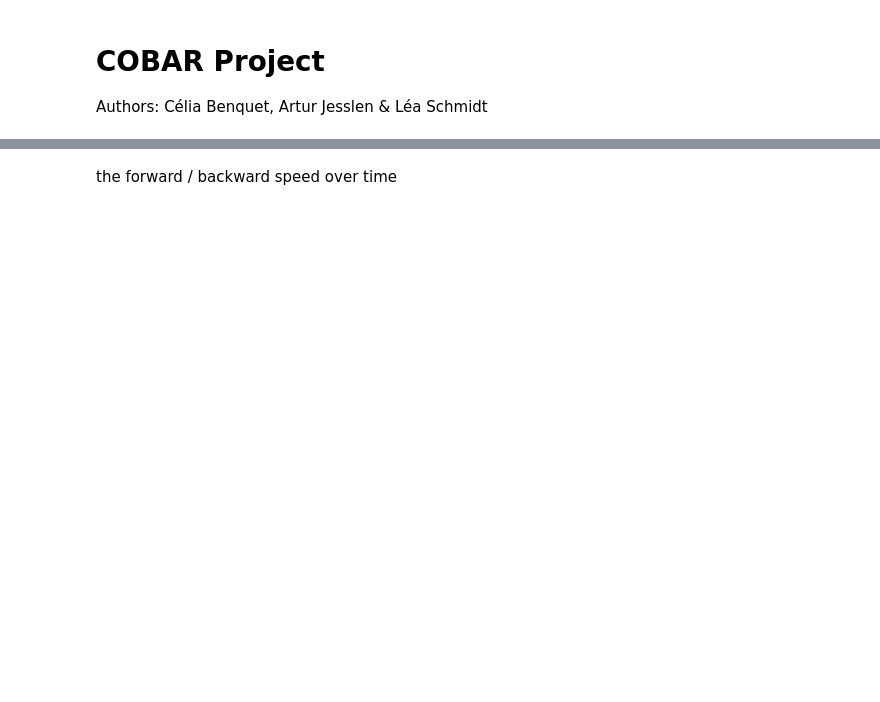
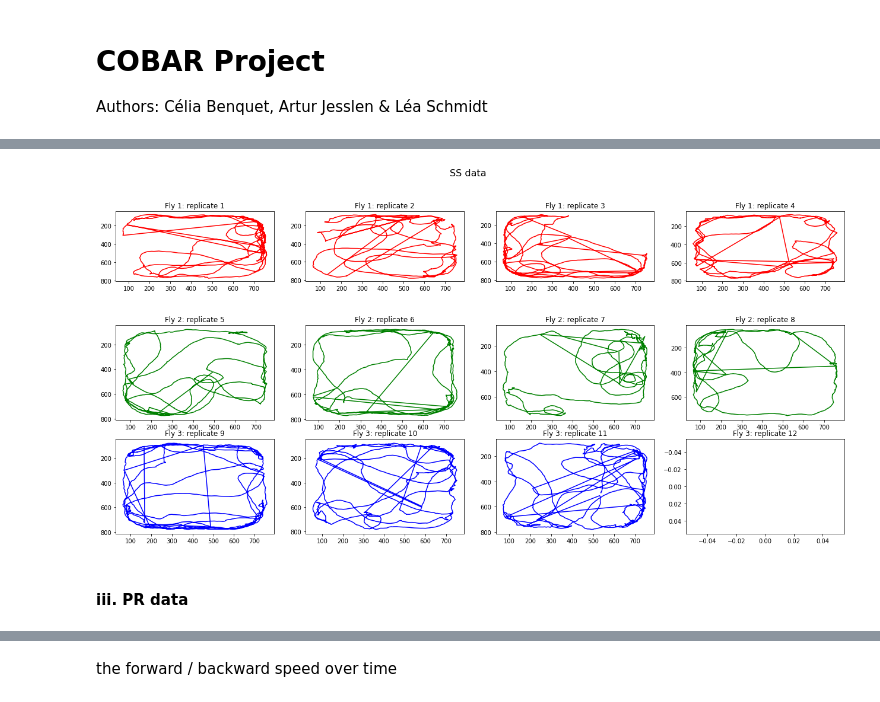
Before and after one commit to Arturjssln/CobarProject, a Jupyter notebook: COBAR_Project_Q1.ipynb, the cells around one changed output, grey strips where cells are left out. Saved outputs shown, nothing was run; the diff lists cells and outputs as text; code cells hidden in the pictures; blank space fills up the shorter version.

```diff
--- a/COBAR_Project_Q1.ipynb
+++ b/COBAR_Project_Q1.ipynb
@@ -104,0 +159,29 @@ plt.show()
+# %%
+center_SS_1 = calculate_position_fly(0, replicate_SS)
+center_SS_2 = calculate_position_fly(4, replicate_SS)
+center_SS_3 = calculate_position_fly(8, replicate_SS)
+# %%
+plt.figure(figsize=(22, 10))
+plt.suptitle('SS data', fontsize=16)
+
+for i in range(1,5):
+    plt.subplot(4,4,i)
+    plt.gca().invert_yaxis()
+    plt.plot(center_SS_1[i-1][0], center_SS_1[i-1][1], color= 'r')
+    plt.title('Fly 1: replicate ' + str(i))
+
+for i in range(1,5):
+    plt.subplot(3,4,i + 4)
+    plt.gca().invert_yaxis()
+    plt.plot(center_SS_2[i-1][0], center_SS_2[i-1][1], color= 'g')
+    plt.title('Fly 2: replicate ' + str(i+4))
+
+for i in range(1,5):
+    plt.subplot(3,4,i + 8)
+    plt.gca().invert_yaxis()
+    plt.plot(center_SS_3[i-1][0], center_SS_3[i-1][1], color= 'b')
+    plt.title('Fly 3: replicate ' + str(i+8))
+# %% [output]
+[figure, added]
+# %% [markdown]
+#### iii. PR data
```
Also changed, not shown: parts of 28 cells of this notebook.
